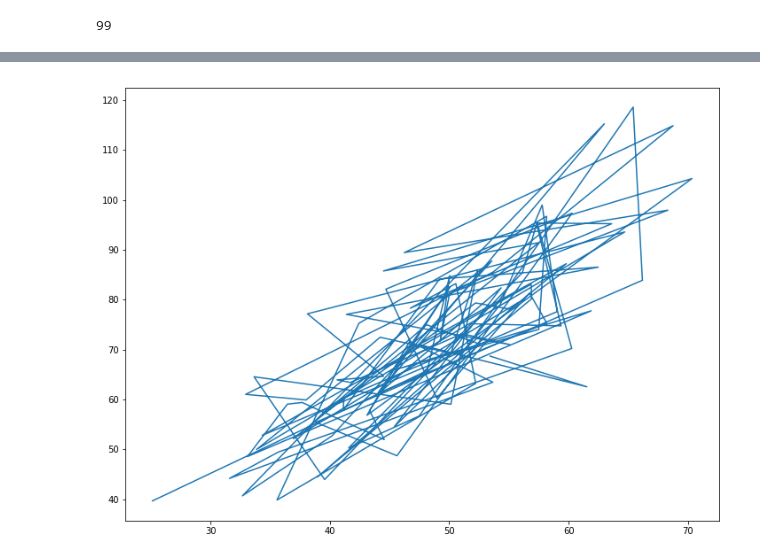
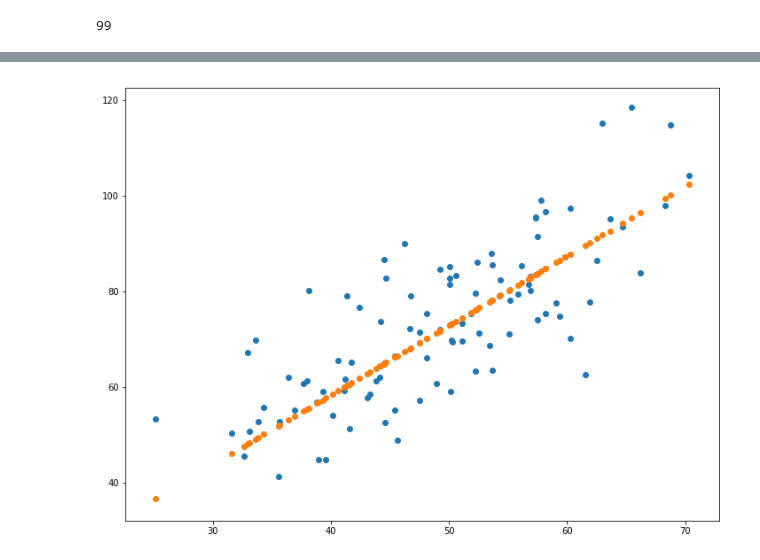
Before and after one commit to AzePUG/Deep_Learning_Video_Materials, a Jupyter notebook: 02.Vectorization_Broadcasting/Linear_Regression_For_Loop_vs_Vectorization.ipynb, the cells around one changed output, grey strips where cells are left out. Saved outputs shown, nothing was run; the diff lists cells and outputs as text; code cells hidden in the pictures.

Commit message:
Finalizing the Regression with for loop

```diff
--- a/02.Vectorization_Broadcasting/Linear_Regression_For_Loop_vs_Vectorization.ipynb
+++ b/02.Vectorization_Broadcasting/Linear_Regression_For_Loop_vs_Vectorization.ipynb
@@ -63,11 +92,15 @@ y
 # %%
 %%time
 # hypothesis for all the samples For Loop
-all_y = []
+Y_pred = []
+
+m_norm = sum(m)/n
+c_norm = sum(c)/n
+
 for i in range(n):
-    y_i = 0
-    y_i += m[i]*X[i] + c[i]
-    all_y.append(y_i)
+    y_i = m_norm*X[i] + c_norm
+    Y_pred.append(y_i)
 
-print(all_y[:10])
+print(Y[:10])
+print(Y_pred[:10])
 # %% [output]
@@ -137,11 +120,0 @@ Wall time: 3.57 s
-# %%
-%%time
-# hypothesis for all the samples For Loop
-Y_pred = []
-for i in range(n):
-    y_i = 0
-    y_i += m[i]*X[i] + c[i]
-    Y_pred.append(y_i)
-
-print(Y[:10])
-print(Y_pred[:10])
@@ -163,10 +121,6 @@ Wall time: 2.9 ms
 # %%
-#print(m)
-#print(c)
-#Y_pred = m.T@X + c
-#plt.scatter(X, Y)
-#plt.scatter(X, Y_pred)
-line, = plt.plot(X, Y_pred)
+plt.scatter(X, Y)
+plt.scatter(X, Y_pred)
 plt.show()
 # %% [output]
-[figure, old version]
+[figure, new version]
```
Also changed, not shown: parts of 10 cells of this notebook.
